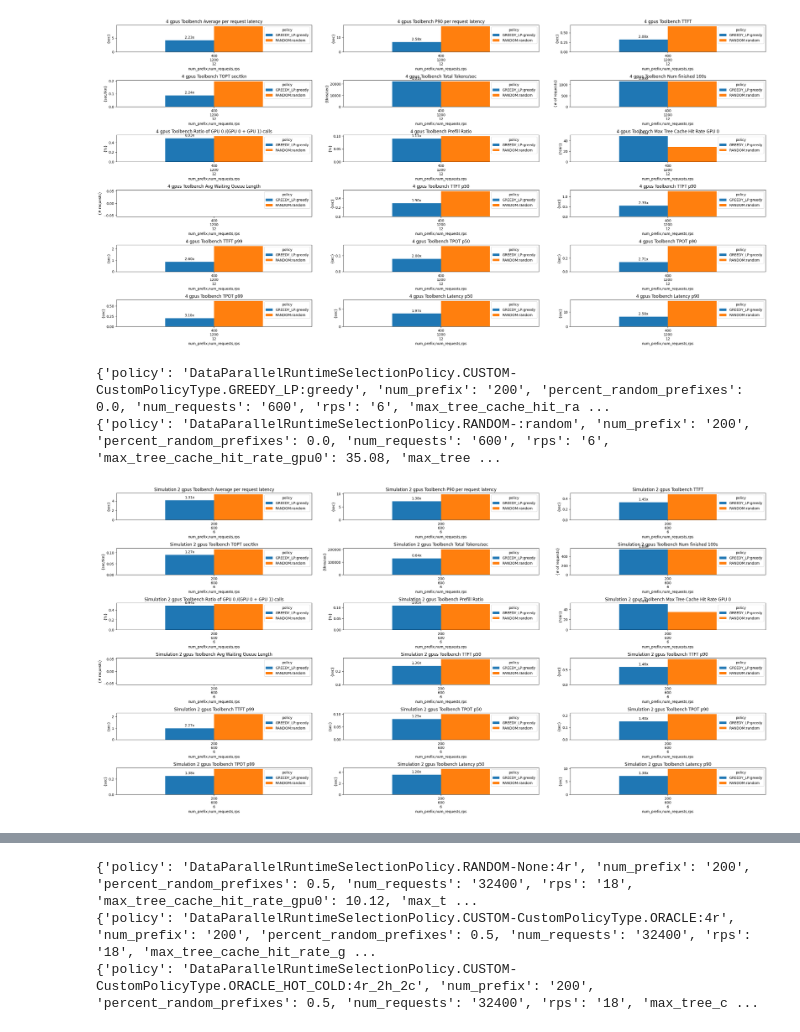
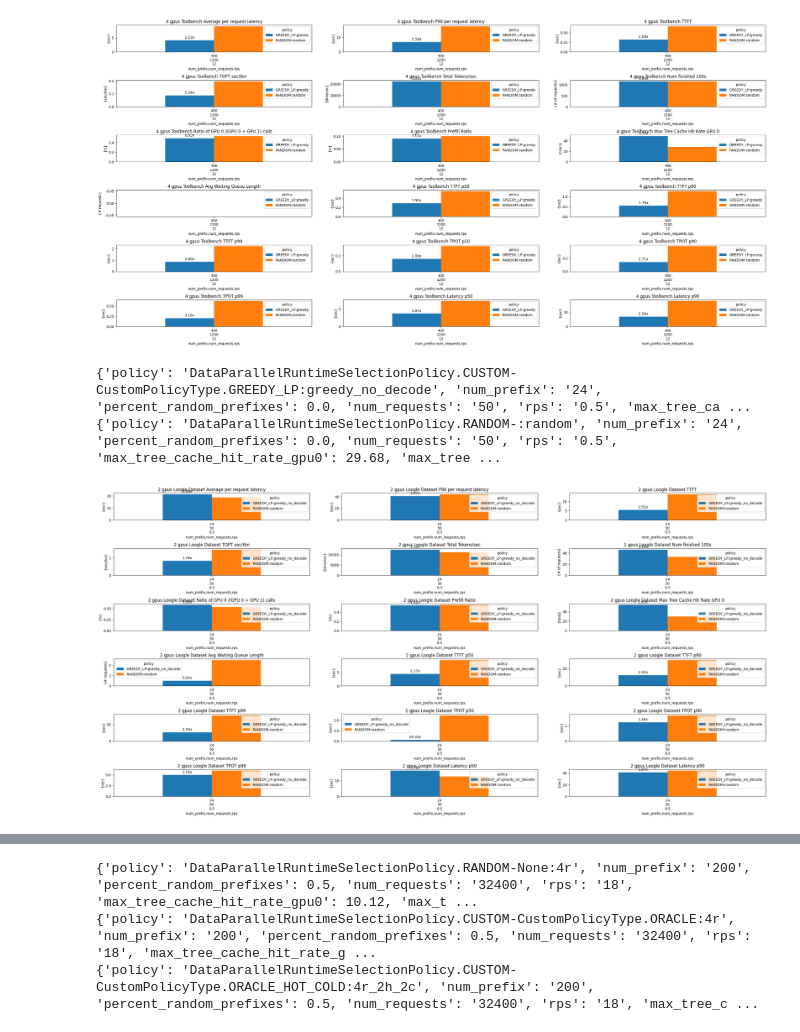
Before and after one commit to WukLab/preble, a Jupyter notebook: multi_node/benchmarks/plot_rps_results.ipynb, the cells around one changed output, grey strips where cells are left out. Cells and saved outputs as stored; diff of their text form; code cells hidden in the pictures.

```diff
--- a/multi_node/benchmarks/plot_rps_results.ipynb
+++ b/multi_node/benchmarks/plot_rps_results.ipynb
@@ -392,12 +392,12 @@ plot_metrics(metrics, "4 gpus Toolbench", global_metric_dfs=node_3_exp, baseline
 {'policy': 'DataParallelRuntimeSelectionPolicy.RANDOM-:random', 'num_prefix': '400', 'percent_random_prefixes': 0.0, 'num_requests': '1200', 'rps': '12', 'max_tree_cache_hit_rate_gpu0': 27.88, 'max_tr ...
 [figure]
 # %%
-log_file = 'logs_sim/toolbench_4096_simulated_2_gpus.log'
+log_file = 'logs_sim/loogle_non_simulated_2.log'
 param_keys = ["model_name", "num_prefix", "percent_random_prefixes", "num_requests", "rps", "policy", "exp_time"]
 metrics = extract_metrics(log_file, param_keys, max_gpus=2)
 node_3_exp = {}
-plot_metrics(metrics, "Simulation 2 gpus Toolbench", global_metric_dfs=node_3_exp, baseline_key="RANDOM:random", ax_dims=(6,3))
+plot_metrics(metrics, "2 gpus Loogle Dataset", global_metric_dfs=node_3_exp, baseline_key="RANDOM:random", ax_dims=(6,3))
 # %% [output]
-{'policy': 'DataParallelRuntimeSelectionPolicy.CUSTOM-CustomPolicyType.GREEDY_LP:greedy', 'num_prefix': '200', 'percent_random_prefixes': 0.0, 'num_requests': '600', 'rps': '6', 'max_tree_cache_hit_ra ...
-{'policy': 'DataParallelRuntimeSelectionPolicy.RANDOM-:random', 'num_prefix': '200', 'percent_random_prefixes': 0.0, 'num_requests': '600', 'rps': '6', 'max_tree_cache_hit_rate_gpu0': 35.08, 'max_tree ...
+{'policy': 'DataParallelRuntimeSelectionPolicy.CUSTOM-CustomPolicyType.GREEDY_LP:greedy_no_decode', 'num_prefix': '24', 'percent_random_prefixes': 0.0, 'num_requests': '50', 'rps': '0.5', 'max_tree_ca ...
+{'policy': 'DataParallelRuntimeSelectionPolicy.RANDOM-:random', 'num_prefix': '24', 'percent_random_prefixes': 0.0, 'num_requests': '50', 'rps': '0.5', 'max_tree_cache_hit_rate_gpu0': 29.68, 'max_tree ...
-[figure, old version]
+[figure, new version]
```
Also changed, not shown: parts of 3 cells of this notebook, 23 other files.
